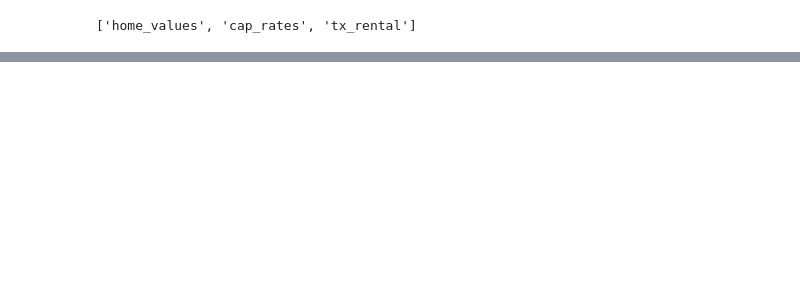
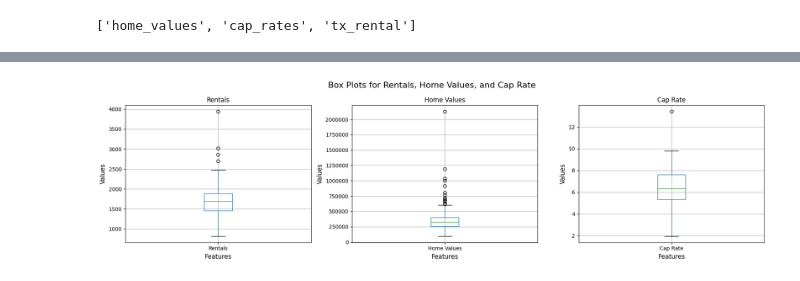
Before and after one commit to mafeestaba/Project3, a Jupyter notebook: starter.ipynb, the cells around one changed output, grey strips where cells are left out. Saved outputs shown, nothing was run; the diff lists cells and outputs as text; code cells hidden in the pictures; blank space fills up the shorter version.

```diff
--- a/starter.ipynb
+++ b/starter.ipynb
@@ -307,8 +309,8 @@ for document in cursor:
 # %%
-# collection = db['cap_rates']
-# data = list(collection.find())
-# cap_rates_df = pd.DataFrame(data)
+collection = db['cap_rates']
+data = list(collection.find())
+cap_rates_df = pd.DataFrame(data)
 
-# # Drop the MongoDB ID column if present
-# cap_rates_df.drop('_id', axis=1, inplace=True)
-# cap_rates_df
+# Drop the MongoDB ID column if present
+cap_rates_df.drop('_id', axis=1, inplace=True)
+cap_rates_df
@@ -314,0 +331,36 @@ for document in cursor:
+# %%
+# Renaming the columns for clarity
+cap_rates_df = cap_rates_df.rename(columns={"Recent_Month_tx_rental": "Rentals",
+                                            "Recent_Month_home_values": "Home Values",
+                                            "cap_rate": "Cap Rate"})
+
+# Selecting the renamed columns for box plots
+columns_to_plot = ["Rentals", "Home Values", "Cap Rate"]
+
+# Creating a figure and axes for subplots
+fig, axes = plt.subplots(nrows=1, ncols=len(columns_to_plot), figsize=(18, 5))
+
+# Creating separate box plots for each feature
+for i, column in enumerate(columns_to_plot):
+    cap_rates_df[[column]].boxplot(ax=axes[i])
+    axes[i].set_title(column)
+
+    # Modifying the y-axis label formatting
+    if column != "Cap Rate":
+        yticklabels = [f"{val:.0f}" for val in axes[i].get_yticks().tolist()]
+        axes[i].yaxis.set_major_locator(mticker.FixedLocator(axes[i].get_yticks()))
+        axes[i].yaxis.set_major_formatter(mticker.FixedFormatter(yticklabels))
+    else:
+        axes[i].yaxis.get_major_formatter().set_scientific(False)
+
+# Adding titles and labels
+plt.suptitle('Box Plots for Rentals, Home Values, and Cap Rate', fontsize=16)
+for ax in axes:
+    ax.set_ylabel('Values', fontsize=12)
+    ax.set_xlabel('Features', fontsize=12)
+
+# Displaying the plot
+plt.tight_layout()
+plt.show()
+# %% [output]
+[figure, added]
```
Also changed, not shown: parts of 21 cells of this notebook, 5 other files.
